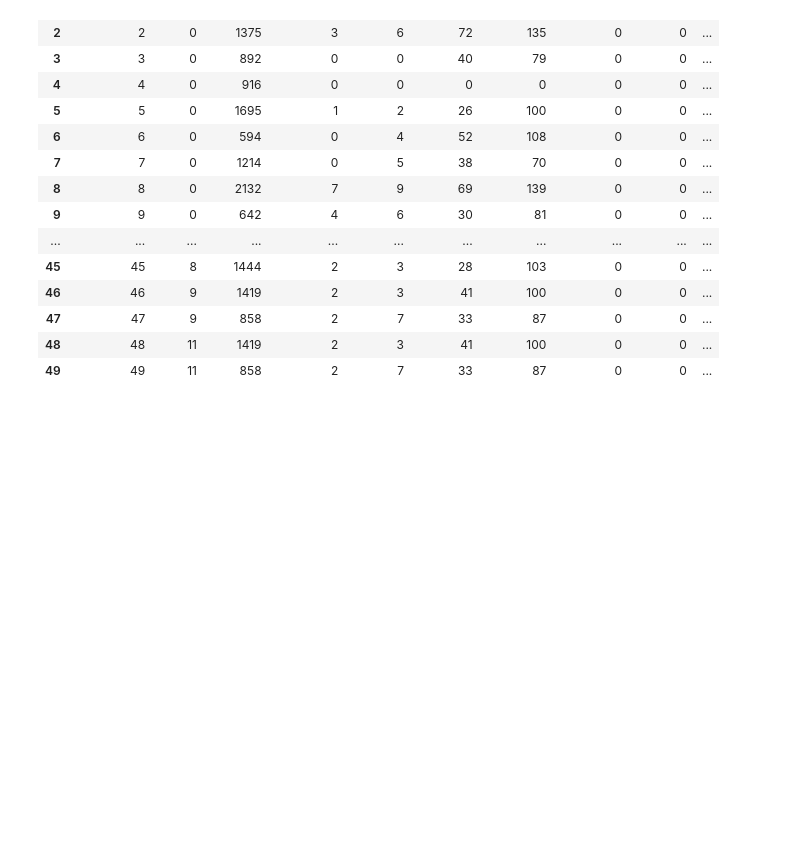
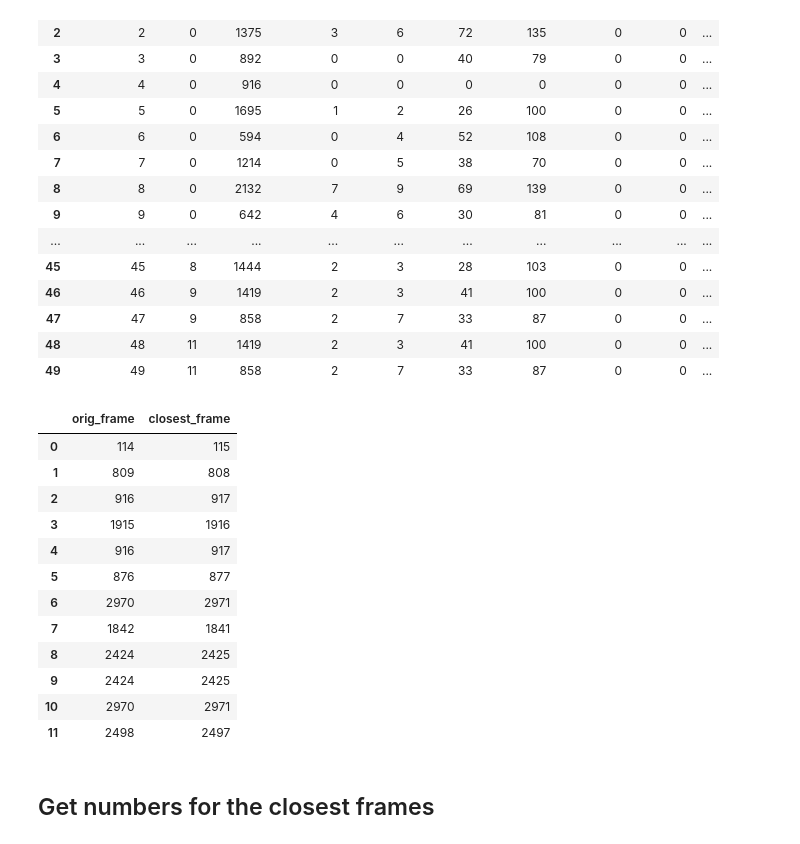
Before and after one commit to KavrakiLab/EnGens, a Jupyter notebook: baudry-data-scripts/analyze_representatives/gean_results/query_sql.ipynb, the cells around one changed output. Saved outputs shown, nothing was run; the diff lists cells and outputs as text; code cells hidden in the pictures; blank space fills up the shorter version.

```diff
--- a/baudry-data-scripts/analyze_representatives/gean_results/query_sql.ipynb
+++ b/baudry-data-scripts/analyze_representatives/gean_results/query_sql.ipynb
@@ -297,3 +297,42 @@ ens_frames
 | 47 | 47 | 9 | 858 | 2 | 7 | 33 | 87 | 0 | 0 | ... |
 | 48 | 48 | 11 | 1419 | 2 | 3 | 41 | 100 | 0 | 0 | ... |
 | 49 | 49 | 11 | 858 | 2 | 7 | 33 | 87 | 0 | 0 | ... |
+# %%
+res_df = {"orig_frame": [], "closest_frame": []}
+for row in ens_frames.iterrows():
+    r = row[1]
+    if r["missing_dock_data"] == 1:
+        found_closest = False
+        # get closest frame
+        step = 0
+        while not found_closest:
+            traj_ind = r["frame_id"]
+            step+=1
+            #try one up one down
+            new_ti = traj_ind + step
+            if new_ti in list(missing_frames["frame_ind"]):
+                new_ti = traj_ind - step
+                if not new_ti in list(missing_frames["frame_ind"]):
+                    break
+            else:
+                break
+        closest_frame = new_ti
+        res_df["orig_frame"].append(r["frame_id"])
+        res_df["closest_frame"].append(closest_frame)
+# %%
+res_pd = pd.DataFrame(res_df)
+res_pd
+# %% [output]
+|  | orig_frame | closest_frame |
+| 0 | 114 | 115 |
+| 1 | 809 | 808 |
+| 2 | 916 | 917 |
+| 3 | 1915 | 1916 |
+| 4 | 916 | 917 |
+| 5 | 876 | 877 |
+| 6 | 2970 | 2971 |
+| 7 | 1842 | 1841 |
+| 8 | 2424 | 2425 |
+| 9 | 2424 | 2425 |
+| 10 | 2970 | 2971 |
+| 11 | 2498 | 2497 |
@@ -299,0 +341,2 @@ ens_frames
+# %% [markdown]
+## Get numbers for the closest frames
```
Also changed, not shown: parts of 3 cells of this notebook, 1 other file.
